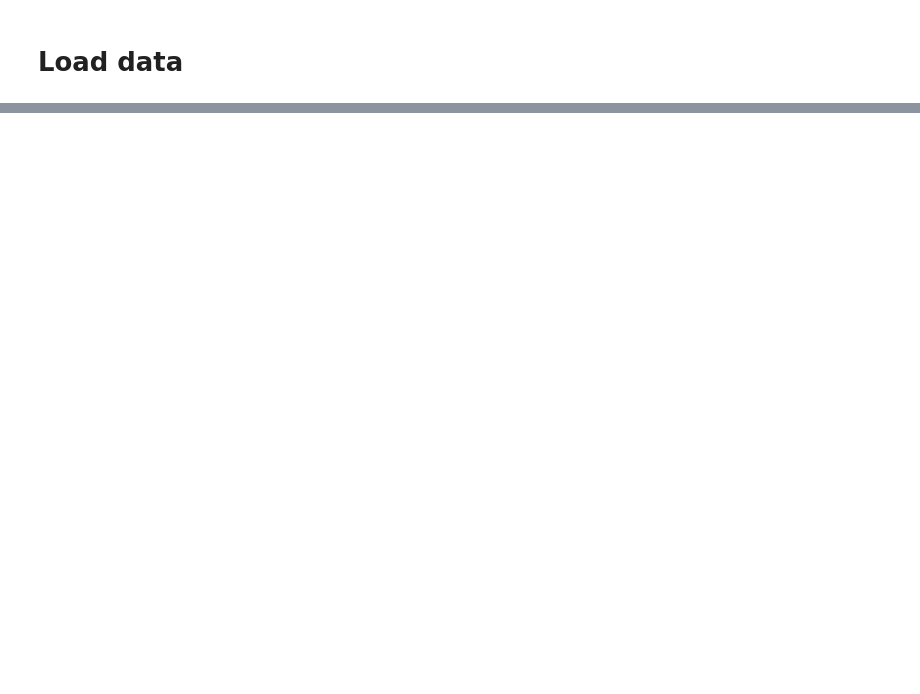
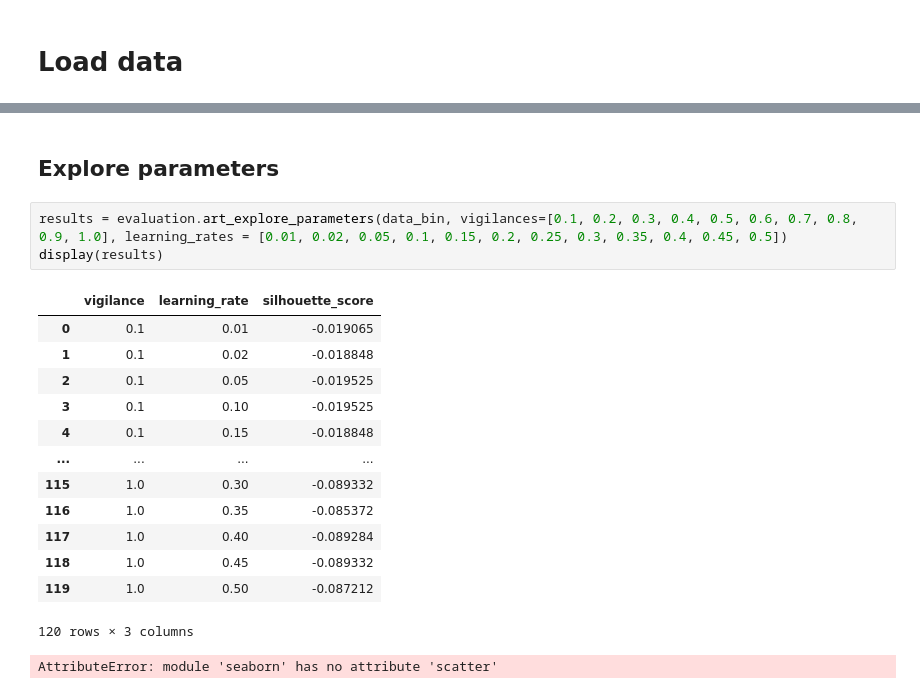
Before and after one commit to peterdekker/agents-art, a Jupyter notebook: ART clustering.ipynb, the cells around one changed output, grey strips where cells are left out. Saved outputs shown, nothing was run; the diff lists cells and outputs as text; blank space fills up the shorter version.

```diff
--- a/ART clustering.ipynb
+++ b/ART clustering.ipynb
@@ -26,0 +42,20 @@ evaluation.evaluate_model(artnet, data_bin, words, "ART")
+# %% [markdown]
+## Explore parameters
+# %%
+results = evaluation.art_explore_parameters(data_bin, vigilances=[0.1, 0.2, 0.3, 0.4, 0.5, 0.6, 0.7, 0.8, 0.9, 1.0], learning_rates = [0.01, 0.02, 0.05, 0.1, 0.15, 0.2, 0.25, 0.3, 0.35, 0.4, 0.45, 0.5])
+display(results)
+# %% [output]
+|  | vigilance | learning_rate | silhouette_score |
+| 0 | 0.1 | 0.01 | -0.019065 |
+| 1 | 0.1 | 0.02 | -0.018848 |
+| 2 | 0.1 | 0.05 | -0.019525 |
+| 3 | 0.1 | 0.10 | -0.019525 |
+| 4 | 0.1 | 0.15 | -0.018848 |
+| ... | ... | ... | ... |
+| 115 | 1.0 | 0.30 | -0.089332 |
+| 116 | 1.0 | 0.35 | -0.085372 |
+| 117 | 1.0 | 0.40 | -0.089284 |
+| 118 | 1.0 | 0.45 | -0.089332 |
+| 119 | 1.0 | 0.50 | -0.087212 |
+120 rows × 3 columns
+AttributeError: module 'seaborn' has no attribute 'scatter'
```
Also changed, not shown: parts of 15 cells of this notebook, 5 other files.
